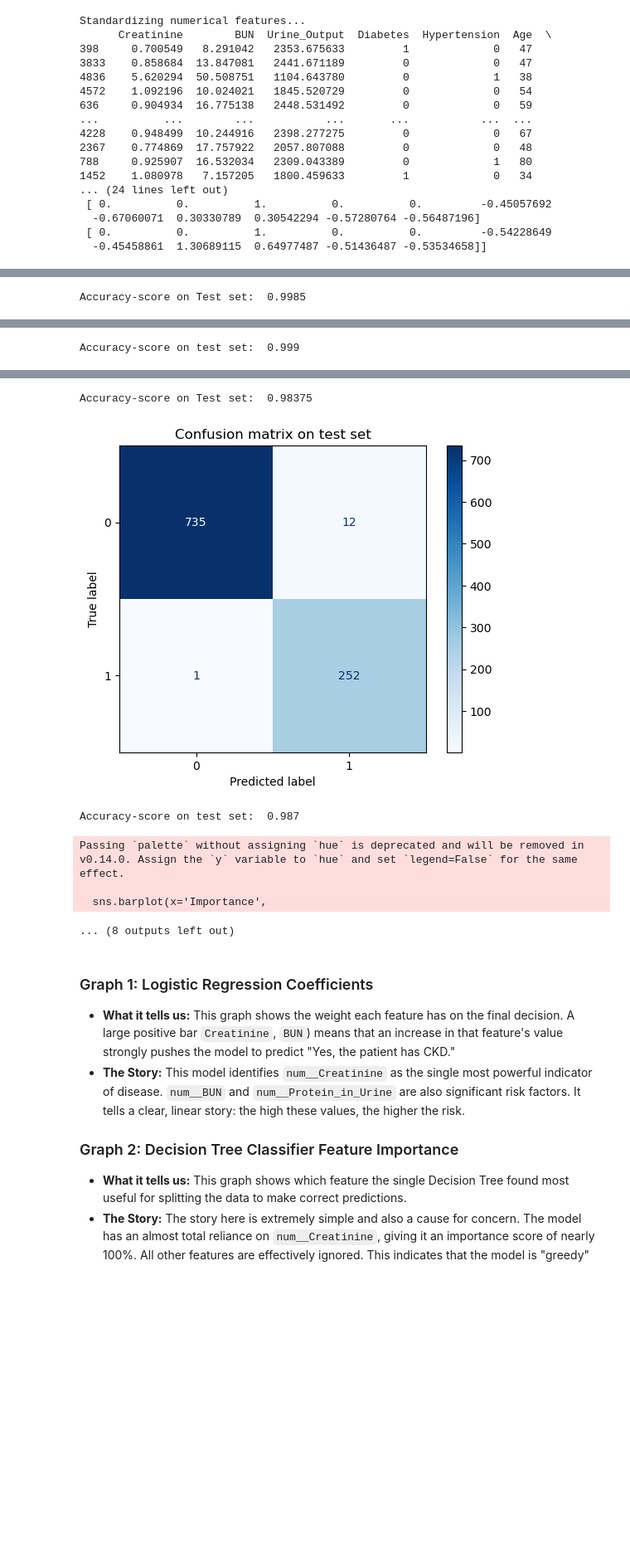
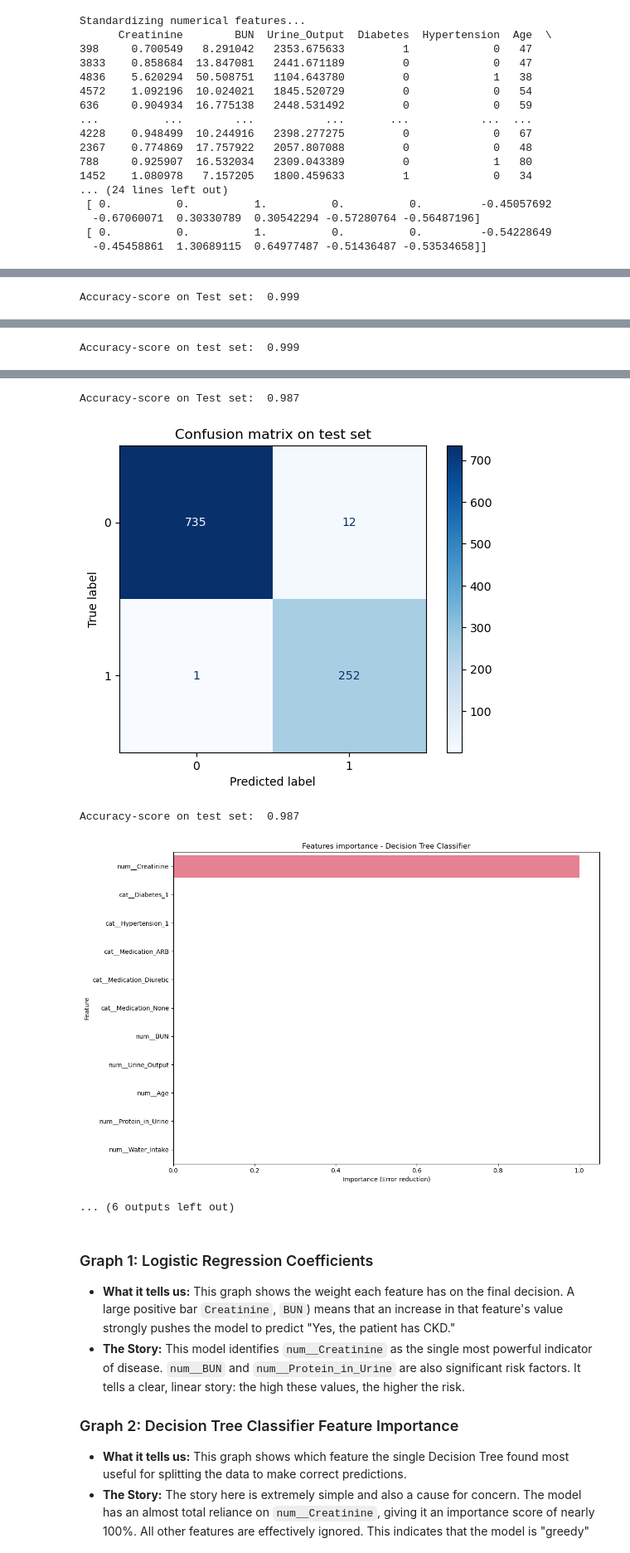
Before and after one commit to paezxavi/kidney_function_health_jedha, a Jupyter notebook: kidney_function_health_multi_classification_algo.ipynb, the cells around one changed output, grey strips where cells are left out. Shown at 83% size. Cells and saved outputs as stored; diff of their text form; code cells hidden in the pictures; blank space fills up the shorter version.

```diff
--- a/kidney_function_health_multi_classification_algo.ipynb
+++ b/kidney_function_health_multi_classification_algo.ipynb
@@ -469,10 +469,10 @@ df_models_test = pd.DataFrame(models_test)
 from sklearn.metrics import ConfusionMatrixDisplay, accuracy_score
 
 def display_confusion_matrix(model):
-    score_train = row["Model"].score(X_train_transformed, y_train)
-    score_test = row["Model"].score(X_test_transformed, y_test)
+    score_train = round(row["Model"].score(X_train_transformed, y_train),4)
+    score_test = round(row["Model"].score(X_test_transformed, y_test),4)
 
-    print("Final accuracy score on Train set: ",score_test)
+    print("Final accuracy score on Train set: ",score_train)
     # Plot confusion matrix
     ConfusionMatrixDisplay.from_estimator(
         model,         # fitted model
@@ -482,7 +482,7 @@ def display_confusion_matrix(model):
     )
     plt.title("Confusion matrix on train set")
     plt.show()
-    print("Accuracy-score on Test set: ", score_train)
+    print("Accuracy-score on Test set: ", score_test)
 
     ConfusionMatrixDisplay.from_estimator(
         model,         # fitted model
@@ -548,7 +548,9 @@ for _, row in df_models_test.iterrows():
                     y='Feature',
                     data=feature_importance_df,
                     orient='h',
-                    palette='viridis')
+                    #palette='viridis',
+                    hue='Feature',
+                    legend=False)
         plt.title(f'Features importance - {row["Name"]}')
         plt.xlabel('Importance (Error reduction)')
         plt.ylabel('Feature')
@@ -575,5 +577,5 @@ Final accuracy score on Train set:  0.999
 [figure]
-Accuracy-score on Test set:  0.9985
+Accuracy-score on Test set:  0.999
 [figure]
 Accuracy-score on test set:  0.999
 [figure]
@@ -595,11 +597,9 @@ Final accuracy score on Train set:  0.987
 [figure]
-Accuracy-score on Test set:  0.98375
+Accuracy-score on Test set:  0.987
 [figure]
 Accuracy-score on test set:  0.987
+[figure, added]
-Passing `palette` without assigning `hue` is deprecated and will be removed in v0.14.0. Assign the `y` variable to `hue` and set `legend=False` for the same effect.
-
-  sns.barplot(x='Importance',
+... (6 outputs left out)
-... (8 outputs left out)
 # %% [markdown]
 ### Graph 1: Logistic Regression Coefficients
 
```
Also changed, not shown: parts of 4 cells of this notebook.
